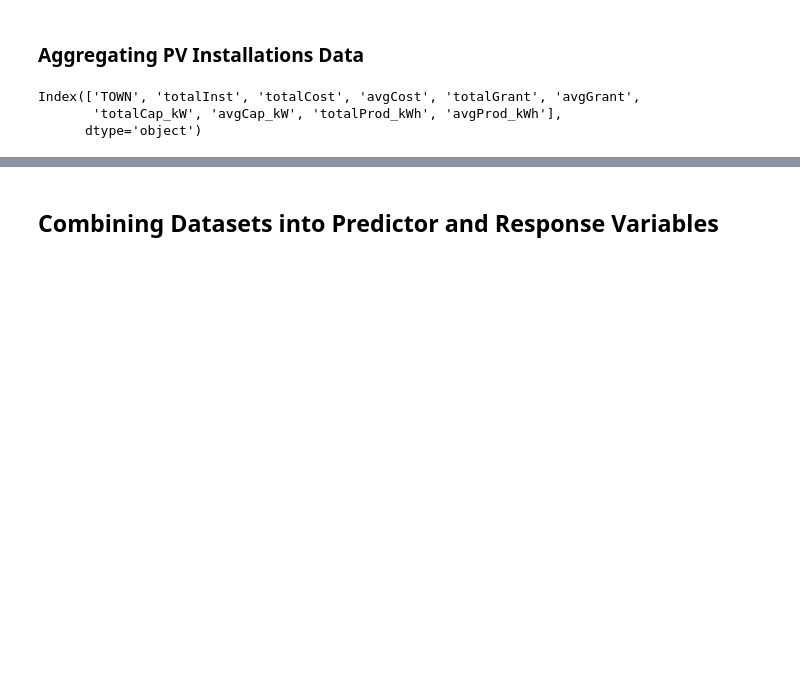
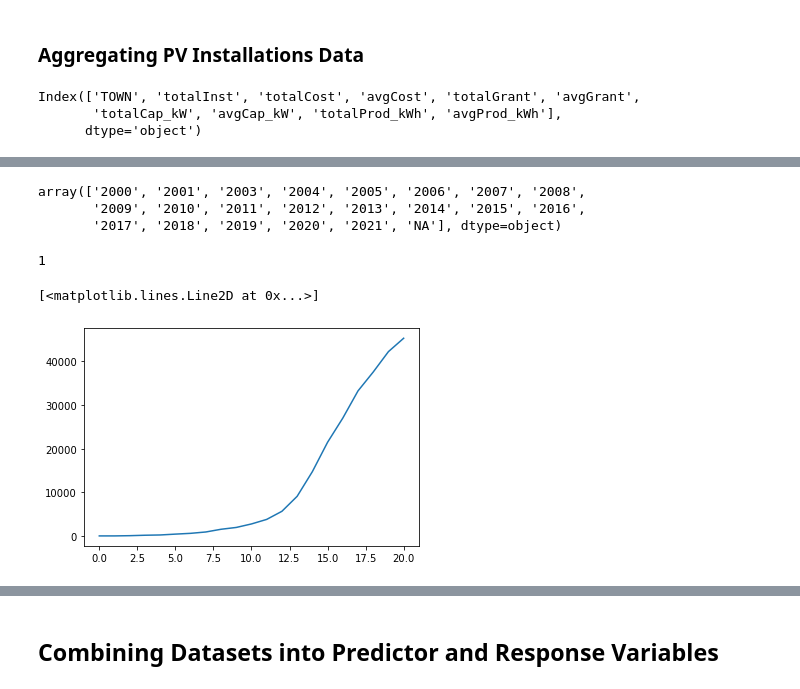
Before and after one commit to ghostpress/ee509-project, a Jupyter notebook: code/processing/dataProcNotebook.ipynb, the cells around one changed output, grey strips where cells are left out. Drawn from its saved outputs; the diff is of its cells as text; code cells hidden in the pictures; blank space fills up the shorter version.

```diff
--- a/code/processing/dataProcNotebook.ipynb
+++ b/code/processing/dataProcNotebook.ipynb
@@ -797,0 +804,2 @@ pv_data.to_csv(readyF('inst/inst.csv'))
+# %%
+pv_s = pv.astype({'Date In Service': 'str'})
@@ -797,0 +822,44 @@ pv_data.to_csv(readyF('inst/inst.csv'))
+# %%
+#for i in range(len(pv)):
+#    pv.loc[i, 'year'] = pv.loc[i, 'Date In Service'].split('/')
+
+years = []
+
+
+for index, row in pv_s.iterrows():
+
+    split = row['Date In Service'].split('/')
+
+    if len(split) > 1:
+        #print(split[2])
+        years.append(split[2])
+
+    else:
+        years.append('NA')
+
+pv_s['year'] = years
+# %%
+pv_s['year'].unique()
+# %% [output]
+array(['2000', '2001', '2003', '2004', '2005', '2006', '2007', '2008',
+       '2009', '2010', '2011', '2012', '2013', '2014', '2015', '2016',
+       '2017', '2018', '2019', '2020', '2021', 'NA'], dtype=object)
+# %%
+len(pv_s[pv_s['year'].eq('2001')])
+# %% [output]
+1
+# %%
+years = pv_s['year'].unique()
+counts = [None] * len(years)
+
+for i in range(len(years)):
+
+    counts[i] = len(pv_s[pv_s['year'].eq(years[i])])
+# %%
+y = np.cumsum(counts[0:len(counts)-1])
+x = years[0:len(years)-1]
+# %%
+plt.plot(y)
+# %% [output]
+[<matplotlib.lines.Line2D at 0x...>]
+[figure, added]
```
Also changed, not shown: parts of 12 cells of this notebook.
